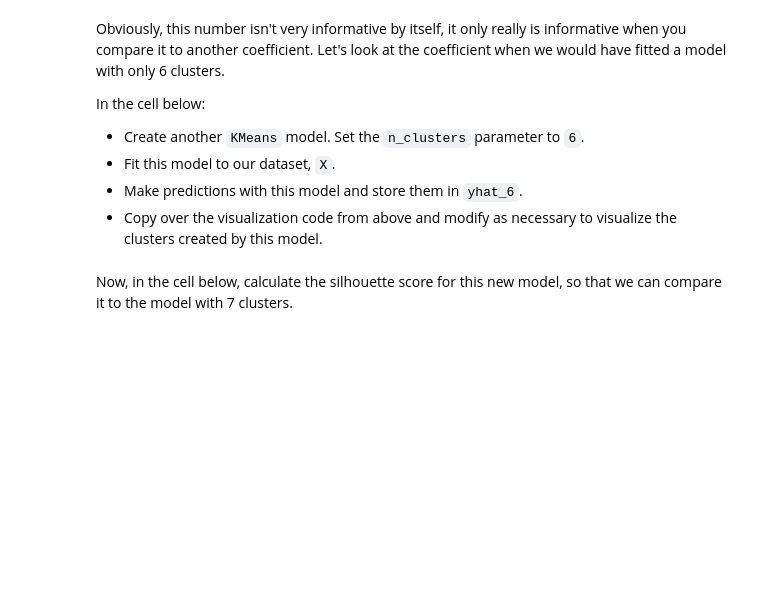
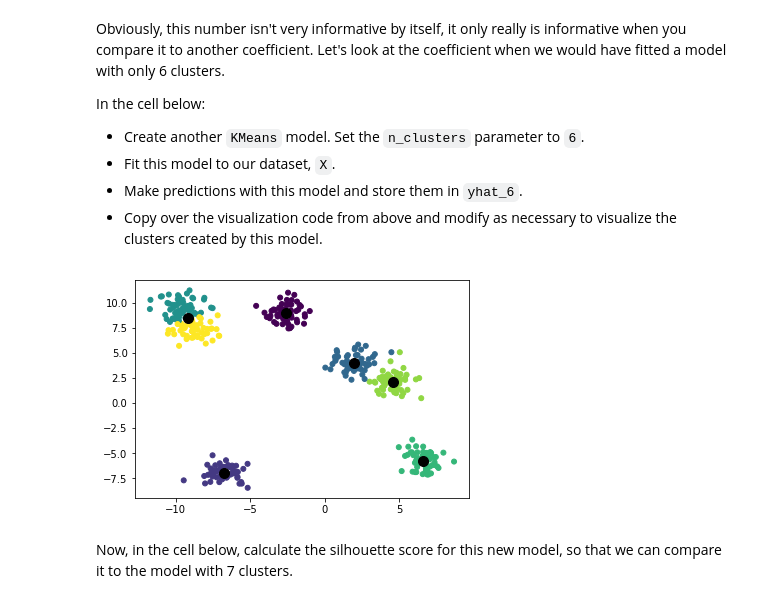
Before and after one commit to kemepley/ds-k-means-clustering-lab-dc-ds-career-042219, a Jupyter notebook: index.ipynb, the cells around one changed output. Saved outputs shown, nothing was run; the diff lists cells and outputs as text; code cells hidden in the pictures; blank space fills up the shorter version.

```diff
--- a/index.ipynb
+++ b/index.ipynb
@@ -117,13 +117,15 @@ In the cell below:
 # %%
 k_means_6 = KMeans(n_clusters=6).fit(X)
 # Don't forget to fit this model, too!
 
 yhat_6 = k_means_6.predict(X)
 
 # Import and modify the visualization code below this line!
 plt.scatter(X[:, 0], X[:, 1], c = y_hat, s = 25)
-cl_centers = k_means.cluster_centers_
+cl_centers = k_means_6.cluster_centers_
 plt.scatter(cl_centers[:, 0], cl_centers[:, 1], c='black', s=100);
+# %% [output]
+[figure, added]
 # %% [markdown]
 Now, in the cell below, calculate the silhouette score for this new model, so that we can compare it to the model with 7 clusters.
 # %%
```
